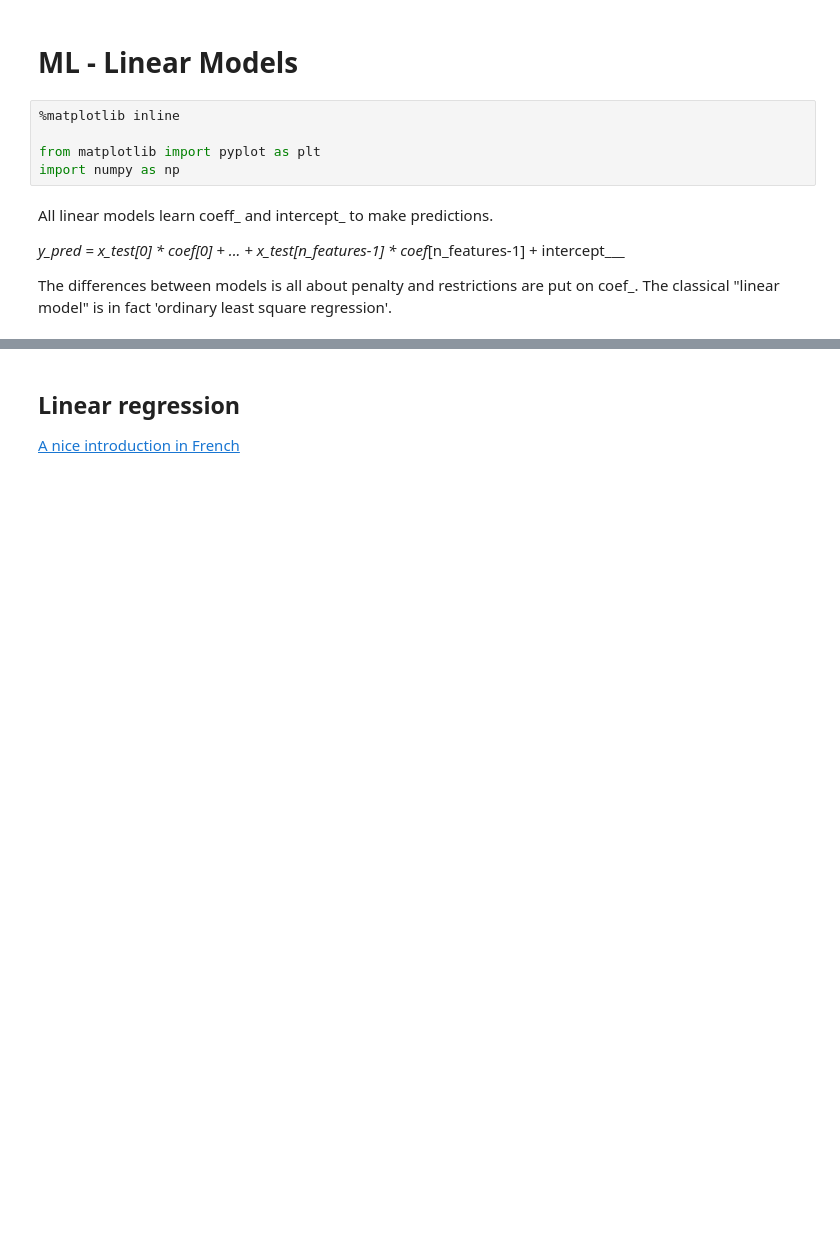
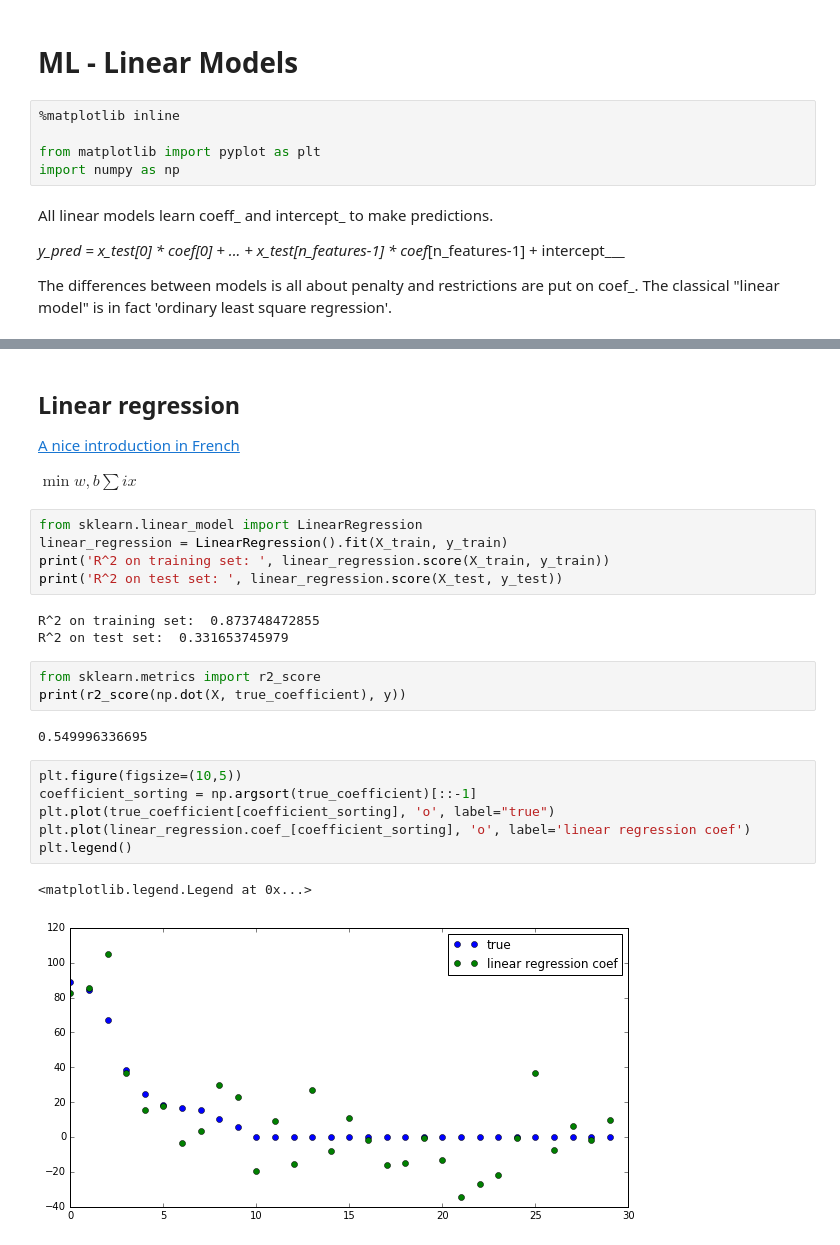
Before and after one commit to MrGreenRubato/notebooks, a Jupyter notebook: SciPy 2016 - Tutorial Part 13 - ML - Linear Models.ipynb, the cells around one changed output, grey strips where cells are left out. Drawn from its saved outputs; the diff is of its cells as text; blank space fills up the shorter version.

Commit message:
WIP: Linear Regression

```diff
--- a/SciPy 2016 - Tutorial Part 13 - ML - Linear Models.ipynb
+++ b/SciPy 2016 - Tutorial Part 13 - ML - Linear Models.ipynb
@@ -27,3 +34,28 @@ X_train shape: (60, 30)
 # %% [markdown]
 ## Linear regression
 [A nice introduction in French](http://www.math.univ-toulouse.fr/~besse/Wikistat/pdf/st-l-inf-regsim)
+
+
+$\min{w,b}\sum{i}{x}$
+# %%
+from sklearn.linear_model import LinearRegression
+linear_regression = LinearRegression().fit(X_train, y_train)
+print('R^2 on training set: ', linear_regression.score(X_train, y_train))
+print('R^2 on test set: ', linear_regression.score(X_test, y_test))
+# %% [output]
+R^2 on training set:  0.873748472855
+R^2 on test set:  0.331653745979
+# %%
+from sklearn.metrics import r2_score
+print(r2_score(np.dot(X, true_coefficient), y))
+# %% [output]
+0.549996336695
+# %%
+plt.figure(figsize=(10,5))
+coefficient_sorting = np.argsort(true_coefficient)[::-1]
+plt.plot(true_coefficient[coefficient_sorting], 'o', label="true")
+plt.plot(linear_regression.coef_[coefficient_sorting], 'o', label='linear regression coef')
+plt.legend()
+# %% [output]
+<matplotlib.legend.Legend at 0x...>
+[figure, added]
```
Also changed, not shown: parts of 6 cells of this notebook.
